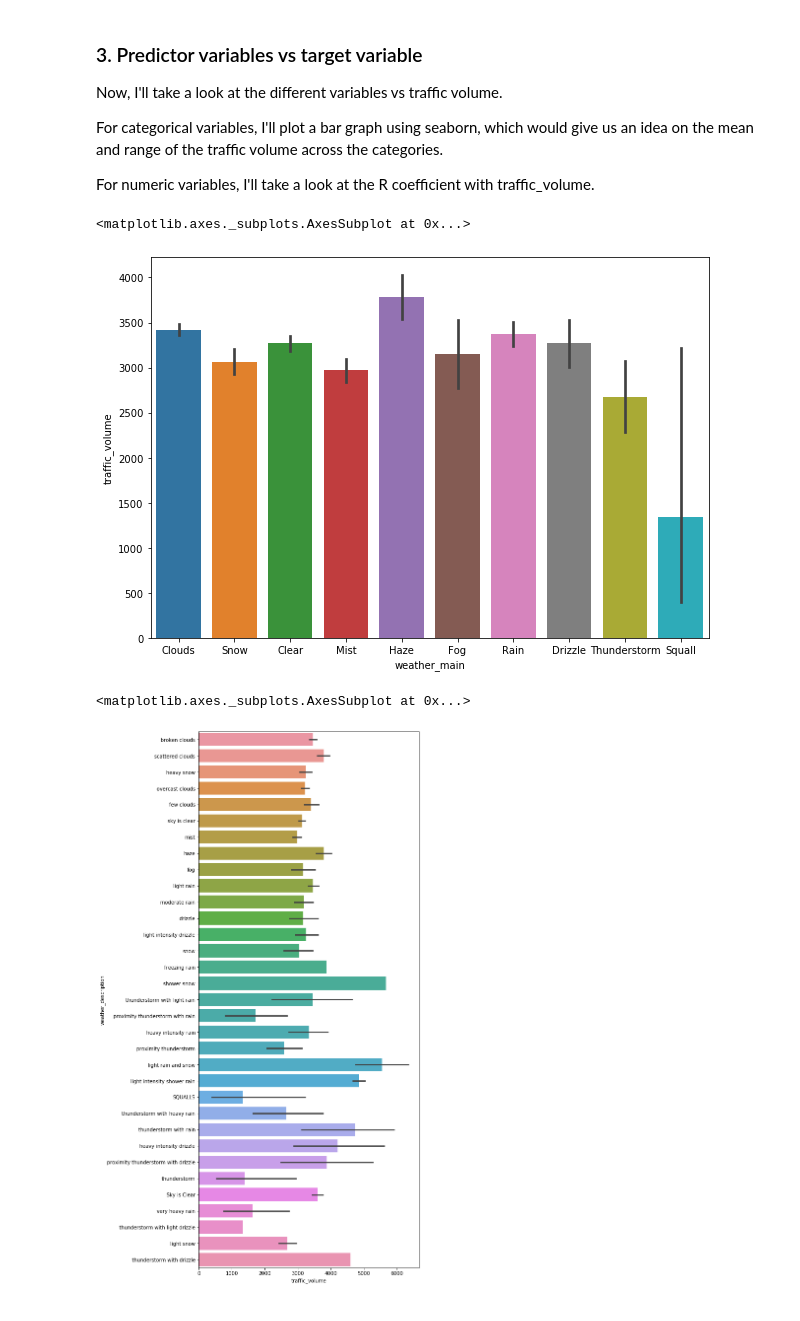
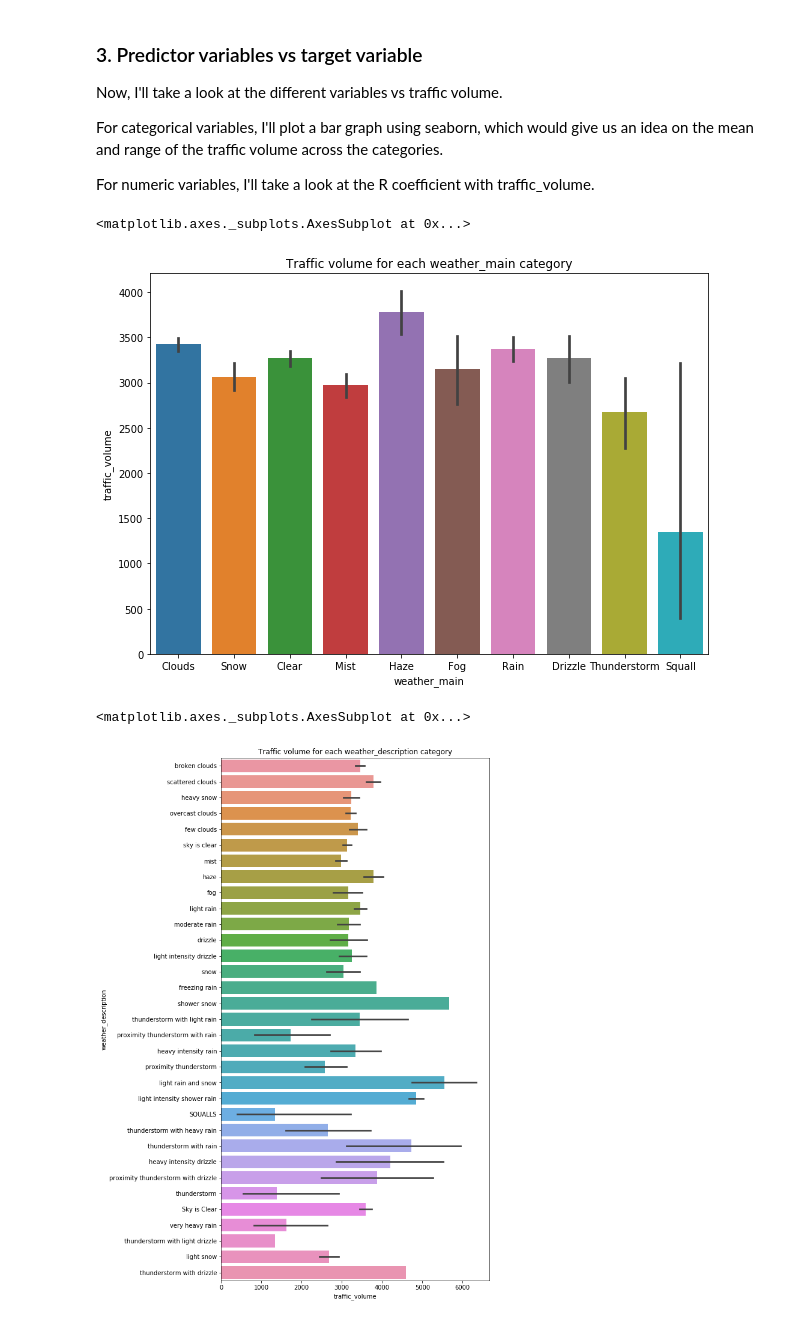
Before and after one commit to tanweizhen/aisg, a Jupyter notebook: EDA.ipynb, the cells around one changed output. Drawn from its saved outputs; the diff is of its cells as text; code cells hidden in the pictures.

```diff
--- a/EDA.ipynb
+++ b/EDA.ipynb
@@ -100,8 +103,3 @@ Looks like it has a seasonal component - it would be good to take a deeper look
-# %%
-try:
-    data.drop('snow_1h',axis=1,inplace=True)
-except:
-    pass
 # %% [markdown]
 ### 3. Predictor variables vs target variable
 
@@ -112,15 +110,17 @@ For categorical variables, I'll plot a bar graph using seaborn, which would give
 For numeric variables, I'll take a look at the R coefficient with traffic_volume.
 # %%
 plt.figure(figsize=(10,7))
+plt.title('Traffic volume for each weather_main category')
 sns.barplot(x='weather_main',y='traffic_volume',data=data)
 # %% [output]
 <matplotlib.axes._subplots.AxesSubplot at 0x...>
-[figure, old version]
+[figure, new version]
 # %%
-plt.figure(figsize=(8,20))
+plt.figure(figsize=(8,16))
+plt.title('Traffic volume for each weather_description category')
 sns.barplot(x='traffic_volume',y='weather_description',data=data)
 # %% [output]
 <matplotlib.axes._subplots.AxesSubplot at 0x...>
-[figure, old version]
+[figure, new version]
 # %%
 plt.figure(figsize=(20,7))
```
Also changed, not shown: parts of 35 cells of this notebook, 5 other files.
